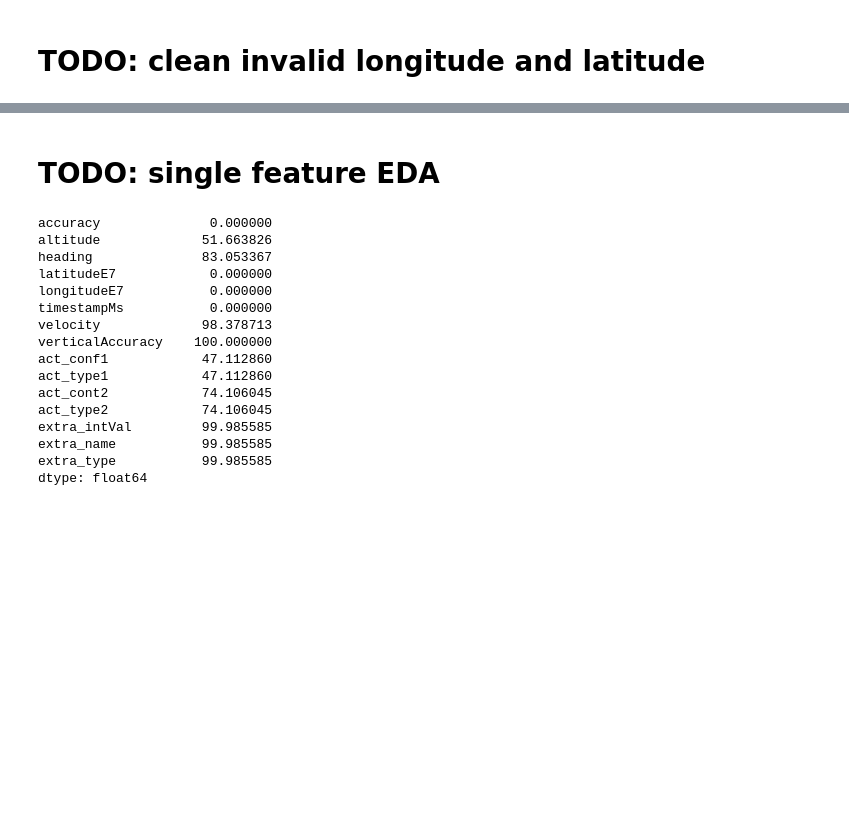
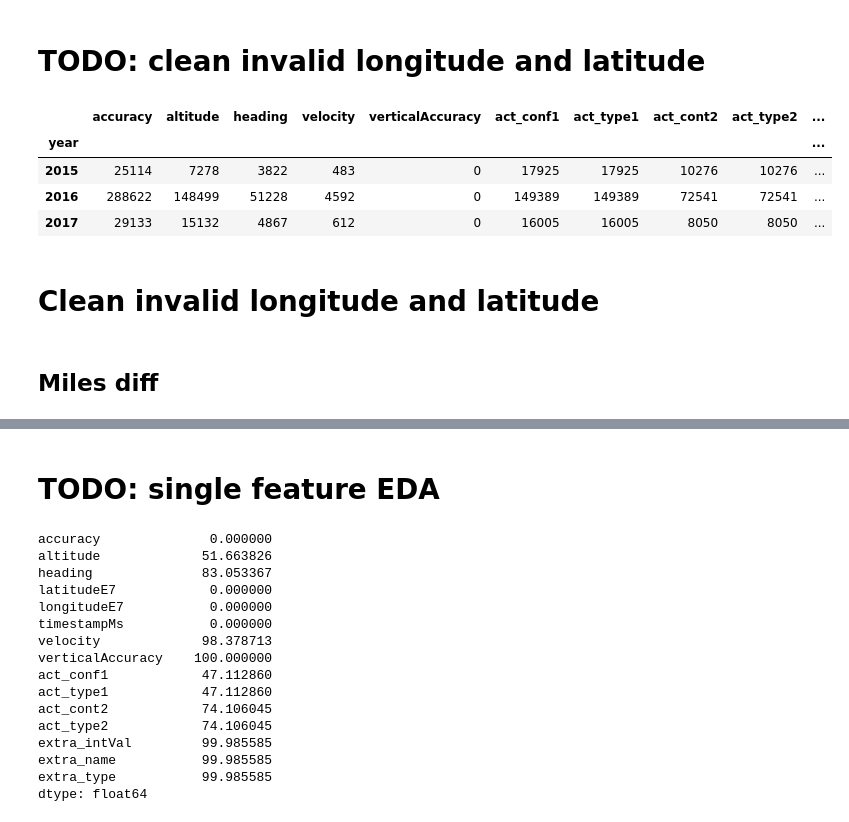
Before and after one commit to anhquan0412/google-location, a Jupyter notebook: eda.ipynb, the cells around one changed output, grey strips where cells are left out. Cells and saved outputs as stored; diff of their text form; code cells hidden in the pictures; blank space fills up the shorter version.

```diff
--- a/eda.ipynb
+++ b/eda.ipynb
@@ -51,0 +94,12 @@ dtype: object
+# %%
+df.groupby('year').count()
+# %% [output]
+|  | accuracy | altitude | heading | velocity | verticalAccuracy | act_conf1 | act_type1 | act_cont2 | act_type2 | ... |
+| year |  |  |  |  |  |  |  |  |  | ... |
+| 2015 | 25114 | 7278 | 3822 | 483 | 0 | 17925 | 17925 | 10276 | 10276 | ... |
+| 2016 | 288622 | 148499 | 51228 | 4592 | 0 | 149389 | 149389 | 72541 | 72541 | ... |
+| 2017 | 29133 | 15132 | 4867 | 612 | 0 | 16005 | 16005 | 8050 | 8050 | ... |
+# %% [markdown]
+# Clean invalid longitude and latitude
+# %% [markdown]
+## Miles diff
```
Also changed, not shown: parts of 28 cells of this notebook, 3 other files.
